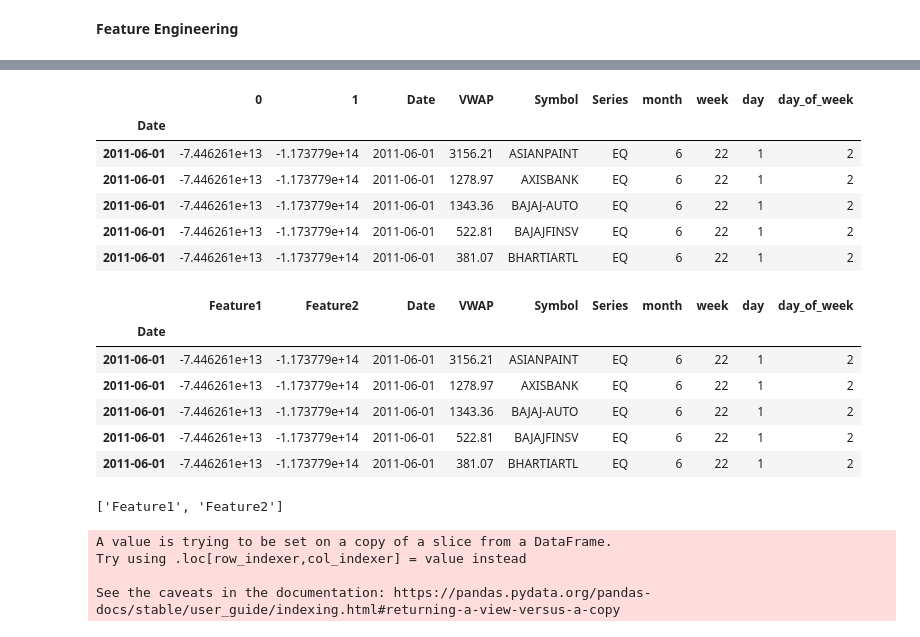
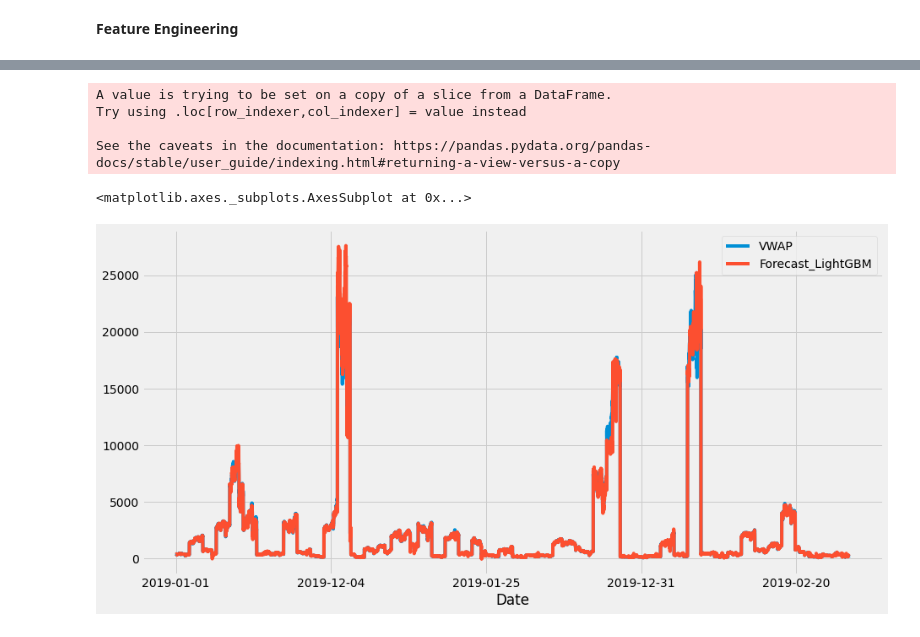
Before and after one commit to Shreya549/Stonks, a Jupyter notebook: Prediction.ipynb, the cells around one changed output, grey strips where cells are left out. Cells and saved outputs as stored; diff of their text form; code cells hidden in the pictures.

```diff
--- a/Prediction.ipynb
+++ b/Prediction.ipynb
@@ -57,5 +50,0 @@ df.shape
-# %%
-df.Symbol = df.Symbol.apply(lambda x : x if x in rows else np.nan)
-# %%
-df = df.dropna()
-df
@@ -153,32 +112,17 @@ dfpca = dfpca.join(df[["Date","VWAP", "Symbol", "Series", "month",	"week",	"day"
-# %%
-dfpca.head()
-# %% [output]
-|  | 0 | 1 | Date | VWAP | Symbol | Series | month | week | day | day_of_week |
-| Date |  |  |  |  |  |  |  |  |  |  |
-| 2011-06-01 | -7.446261e+13 | -1.173779e+14 | 2011-06-01 | 3156.21 | ASIANPAINT | EQ | 6 | 22 | 1 | 2 |
-| 2011-06-01 | -7.446261e+13 | -1.173779e+14 | 2011-06-01 | 1278.97 | AXISBANK | EQ | 6 | 22 | 1 | 2 |
-| 2011-06-01 | -7.446261e+13 | -1.173779e+14 | 2011-06-01 | 1343.36 | BAJAJ-AUTO | EQ | 6 | 22 | 1 | 2 |
-| 2011-06-01 | -7.446261e+13 | -1.173779e+14 | 2011-06-01 | 522.81 | BAJAJFINSV | EQ | 6 | 22 | 1 | 2 |
-| 2011-06-01 | -7.446261e+13 | -1.173779e+14 | 2011-06-01 | 381.07 | BHARTIARTL | EQ | 6 | 22 | 1 | 2 |
-# %%
-dfpca.rename(columns={0: "Feature1", 1: "Feature2"}, inplace = True)
-dfpca.head()
-# %% [output]
-|  | Feature1 | Feature2 | Date | VWAP | Symbol | Series | month | week | day | day_of_week |
-| Date |  |  |  |  |  |  |  |  |  |  |
-| 2011-06-01 | -7.446261e+13 | -1.173779e+14 | 2011-06-01 | 3156.21 | ASIANPAINT | EQ | 6 | 22 | 1 | 2 |
-| 2011-06-01 | -7.446261e+13 | -1.173779e+14 | 2011-06-01 | 1278.97 | AXISBANK | EQ | 6 | 22 | 1 | 2 |
-| 2011-06-01 | -7.446261e+13 | -1.173779e+14 | 2011-06-01 | 1343.36 | BAJAJ-AUTO | EQ | 6 | 22 | 1 | 2 |
-| 2011-06-01 | -7.446261e+13 | -1.173779e+14 | 2011-06-01 | 522.81 | BAJAJFINSV | EQ | 6 | 22 | 1 | 2 |
-| 2011-06-01 | -7.446261e+13 | -1.173779e+14 | 2011-06-01 | 381.07 | BHARTIARTL | EQ | 6 | 22 | 1 | 2 |
-# %%
-df_train = dfpca[dfpca.Date < "2019"]
-df_valid = dfpca[dfpca.Date >= "2019"]
-
-exogenous_features = ["Feature1", "Feature2"]
-print(exogenous_features)
-# %% [output]
-['Feature1', 'Feature2']
+# %%
+df_train = df[df.Date < "2019"]
+df_valid = df[df.Date >= "2019"]
+
+exogenous_features = ["High_mean_lag3", "High_std_lag3", "Low_mean_lag3", "Low_std_lag3",
+                      "Volume_mean_lag3", "Volume_std_lag3", "Turnover_mean_lag3",
+                      "Turnover_std_lag3", "Trades_mean_lag3", "Trades_std_lag3",
+                      "High_mean_lag7", "High_std_lag7", "Low_mean_lag7", "Low_std_lag7",
+                      "Volume_mean_lag7", "Volume_std_lag7", "Turnover_mean_lag7",
+                      "Turnover_std_lag7", "Trades_mean_lag7", "Trades_std_lag7",
+                      "High_mean_lag30", "High_std_lag30", "Low_mean_lag30", "Low_std_lag30",
+                      "Volume_mean_lag30", "Volume_std_lag30", "Turnover_mean_lag30",
+                      "Turnover_std_lag30", "Trades_mean_lag30", "Trades_std_lag30",
+                      "month", "week", "day", "day_of_week"]
 # %%
 params = {"objective": "regression"}
 
@@ -194,6 +138,11 @@ A value is trying to be set on a copy of a slice from a DataFrame.
 Try using .loc[row_indexer,col_indexer] = value instead
 
 See the caveats in the documentation: https://pandas.pydata.org/pandas-docs/stable/user_guide/indexing.html#returning-a-view-versus-a-copy
+# %%
+df_valid[["VWAP", "Forecast_LightGBM"]].plot(figsize=(14, 7))
+# %% [output]
+<matplotlib.axes._subplots.AxesSubplot at 0x...>
+[figure, added]
 # %%
 import pickle
 # %%
```
Also changed, not shown: parts of 10 cells of this notebook.
